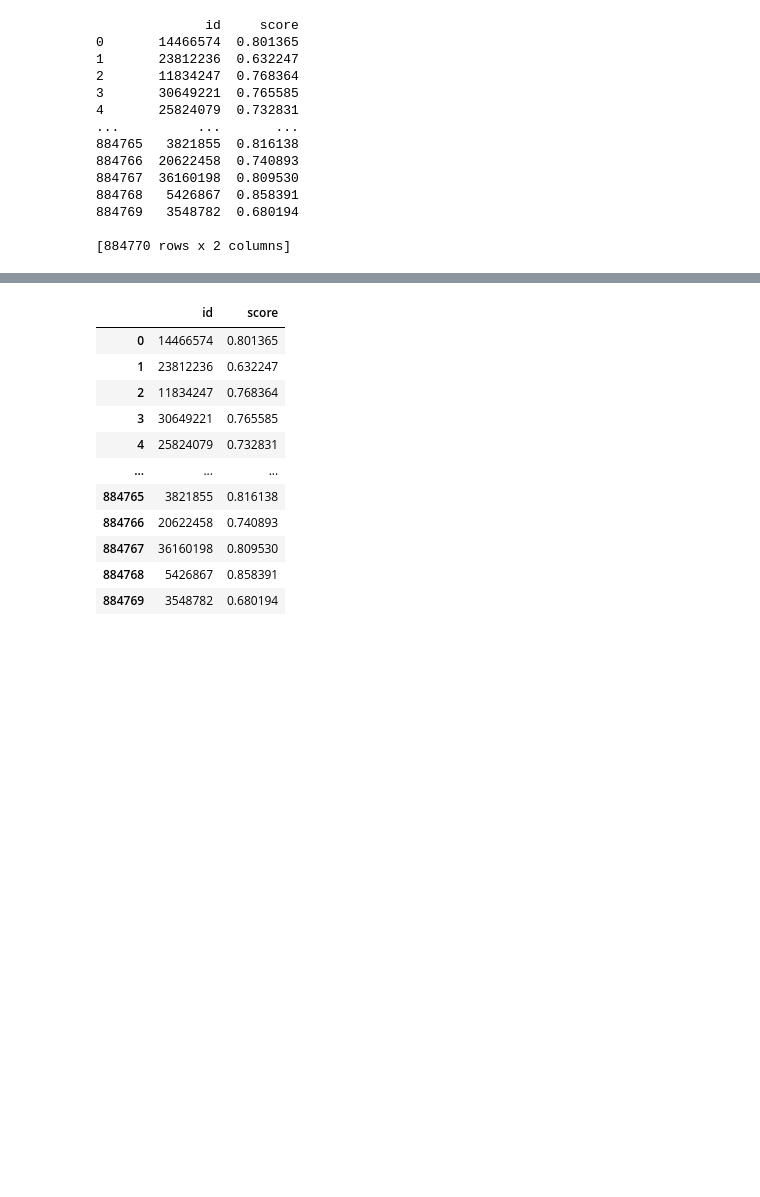
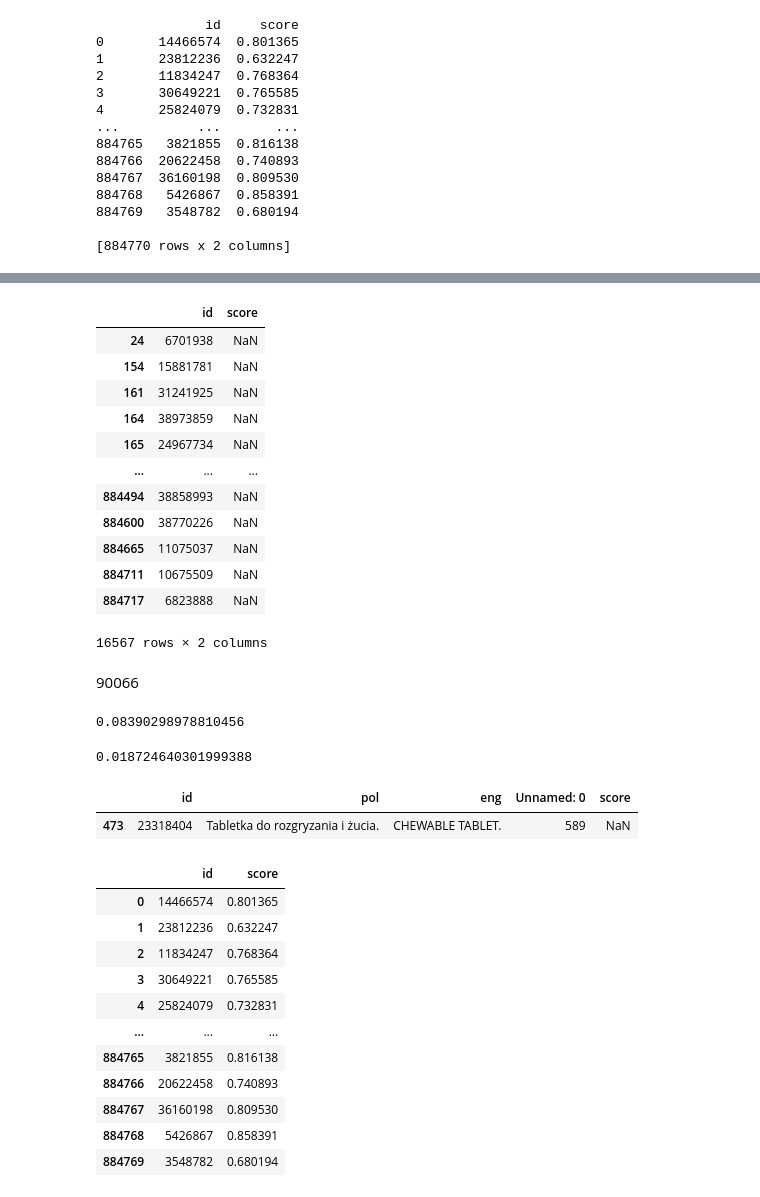
Before and after one commit to jorgedelpozolerida/Biomed-NMT-EngPol, a Jupyter notebook: src/muse.ipynb, the cells around one changed output, grey strips where cells are left out. Saved outputs shown, nothing was run; the diff lists cells and outputs as text; code cells hidden in the pictures; blank space fills up the shorter version.

```diff
--- a/src/muse.ipynb
+++ b/src/muse.ipynb
@@ -109,0 +153,32 @@ df_good_scores
+# %%
+df_nan_scores = df[df['score'].isna()]
+df_nan_scores
+# %% [output]
+|  | id | score |
+| 24 | 6701938 | NaN |
+| 154 | 15881781 | NaN |
+| 161 | 31241925 | NaN |
+| 164 | 38973859 | NaN |
+| 165 | 24967734 | NaN |
+| ... | ... | ... |
+| 884494 | 38858993 | NaN |
+| 884600 | 38770226 | NaN |
+| 884665 | 11075037 | NaN |
+| 884711 | 10675509 | NaN |
+| 884717 | 6823888 | NaN |
+16567 rows × 2 columns
+# %% [markdown]
+90066
+# %%
+90066/1073454
+# %% [output]
+0.08390298978810456
+# %%
+16567/884770
+# %% [output]
+0.018724640301999388
+# %%
+df[df['id'] == 23318404]
+# %% [output]
+|  | id | pol | eng | Unnamed: 0 | score |
+| 473 | 23318404 | Tabletka do rozgryzania i żucia. | CHEWABLE TABLET. | 589 | NaN |
```
Also changed, not shown: parts of 7 cells of this notebook.
